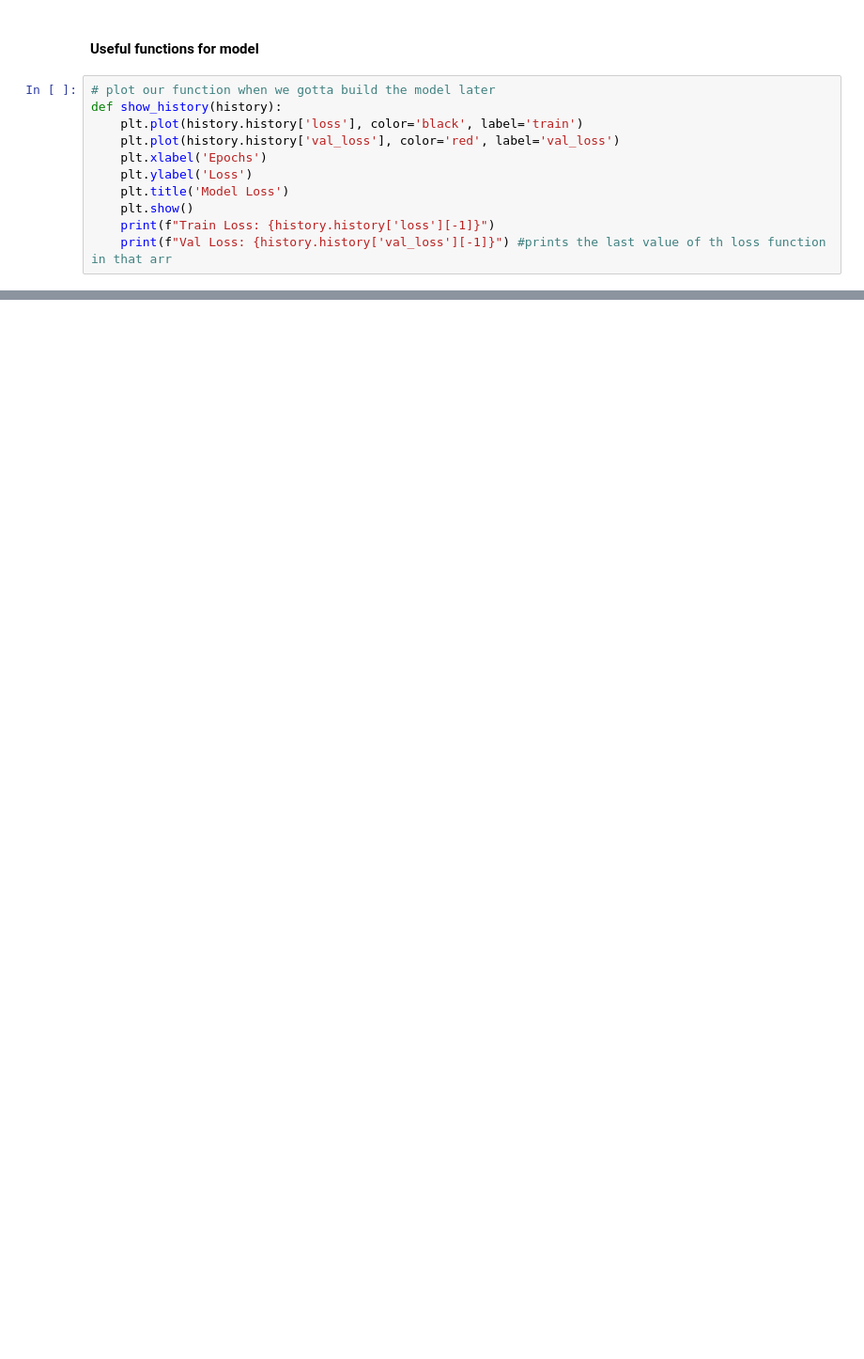
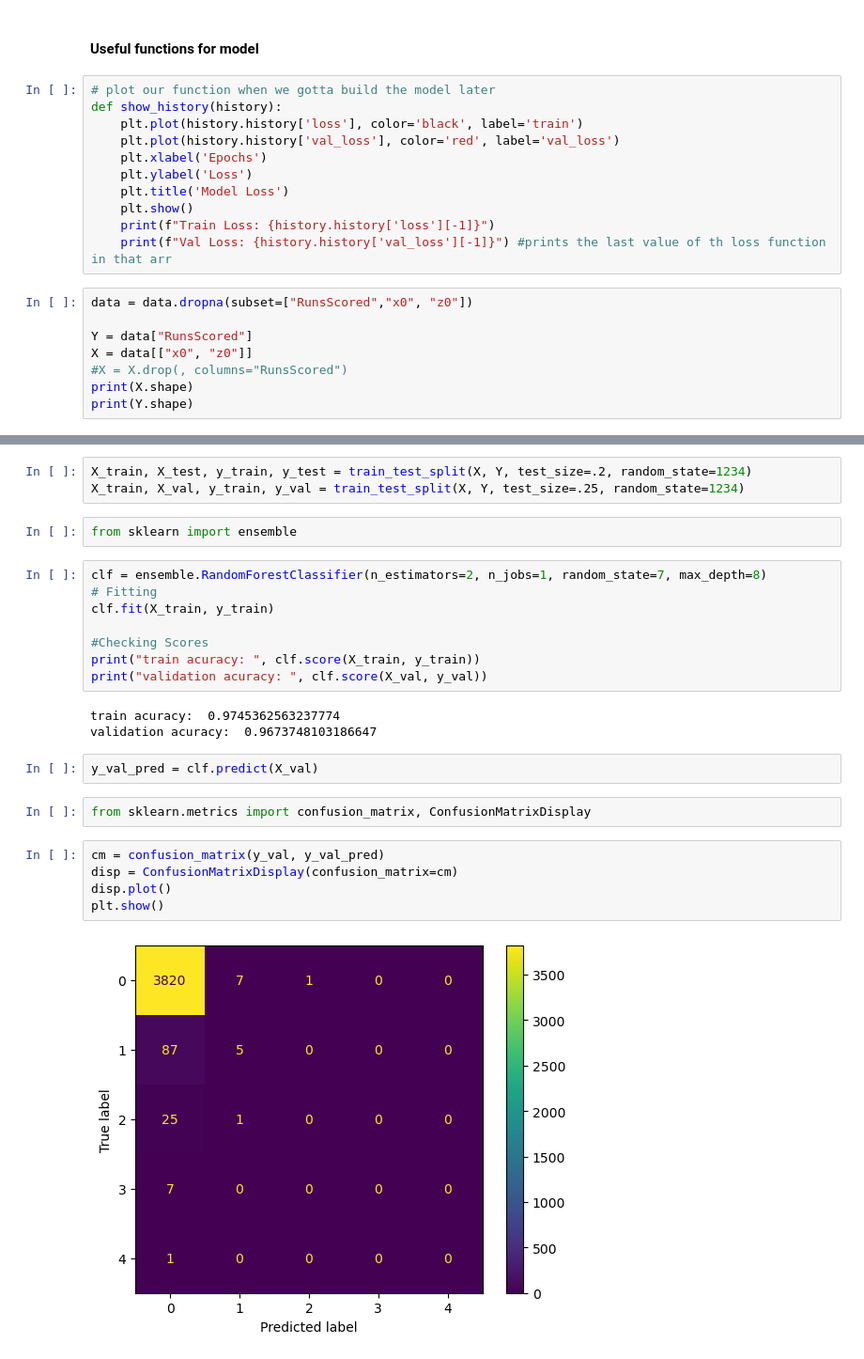
Before and after one commit to tmayer10/talkin-ball-with-Santerre, a Jupyter notebook: EDA.ipynb, the cells around one changed output, grey strips where cells are left out. Shown: that part at 94% size. Cells and saved outputs as stored; diff of their text form; blank space fills up the shorter version.

```diff
--- a/EDA.ipynb
+++ b/EDA.ipynb
@@ -270,3 +265,11 @@ def show_history(history):
     plt.show()
     print(f"Train Loss: {history.history['loss'][-1]}")
     print(f"Val Loss: {history.history['val_loss'][-1]}") #prints the last value of th loss function in that arr
+# %%
+data = data.dropna(subset=["RunsScored","x0", "z0"])
+
+Y = data["RunsScored"]
+X = data[["x0", "z0"]]
+#X = X.drop(, columns="RunsScored")
+print(X.shape)
+print(Y.shape)
@@ -272,0 +281,27 @@ def show_history(history):
+# %%
+X_train, X_test, y_train, y_test = train_test_split(X, Y, test_size=.2, random_state=1234)
+X_train, X_val, y_train, y_val = train_test_split(X, Y, test_size=.25, random_state=1234)
+# %%
+from sklearn import ensemble
+# %%
+clf = ensemble.RandomForestClassifier(n_estimators=2, n_jobs=1, random_state=7, max_depth=8)
+# Fitting
+clf.fit(X_train, y_train)
+
+#Checking Scores
+print("train acuracy: ", clf.score(X_train, y_train))
+print("validation acuracy: ", clf.score(X_val, y_val))
+# %% [output]
+train acuracy:  0.9745362563237774
+validation acuracy:  0.9673748103186647
+# %%
+y_val_pred = clf.predict(X_val)
+# %%
+from sklearn.metrics import confusion_matrix, ConfusionMatrixDisplay
+# %%
+cm = confusion_matrix(y_val, y_val_pred)
+disp = ConfusionMatrixDisplay(confusion_matrix=cm)
+disp.plot()
+plt.show()
+# %% [output]
+[figure, added]
```
Also changed, not shown: parts of 8 cells of this notebook.
